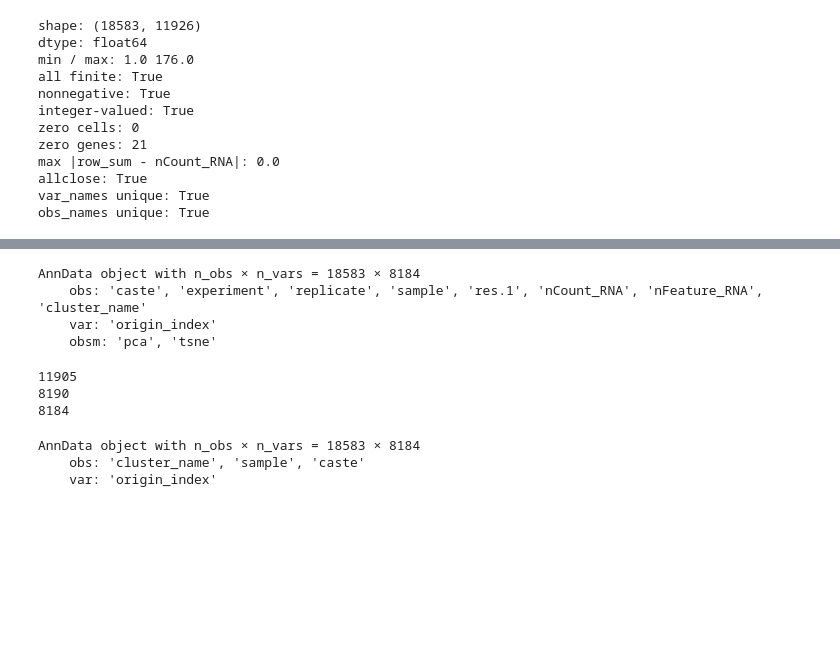
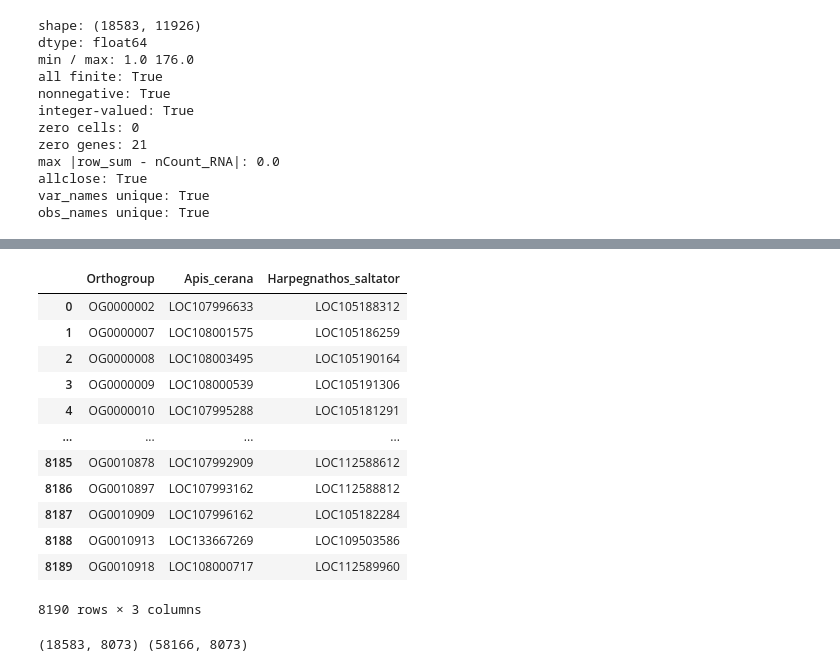
Before and after one commit to zliu90693/anno_cells, a Jupyter notebook: .subprojects/MetaNeighbor/01_02-get_n_check_data-Hsal.ipynb, the cells around one changed output, grey strips where cells are left out. Saved outputs shown, nothing was run; the diff lists cells and outputs as text; code cells hidden in the pictures; blank space fills up the shorter version.

```diff
--- a/.subprojects/MetaNeighbor/01_02-get_n_check_data-Hsal.ipynb
+++ b/.subprojects/MetaNeighbor/01_02-get_n_check_data-Hsal.ipynb
@@ -289,21 +408,0 @@ obs_names unique: True
-# %%
-# 删除全零基因，仅保留 Amel & Acer一对一直系同源基因
-Acer_Hsal_121_set = set(Acer_vs_Hsal_121_4mn["Harpegnathos_saltator"].to_list())
-expressed = np.asarray(Hsal.X.sum(axis=0)).ravel() > 0
-in_ortholog = Hsal.var_names.isin(Acer_Hsal_121_set)
-gene_keep = expressed & in_ortholog
-Hsal = Hsal[:, gene_keep].copy()
-Hsal
-# %% [output]
-AnnData object with n_obs × n_vars = 18583 × 8184
-    obs: 'caste', 'experiment', 'replicate', 'sample', 'res.1', 'nCount_RNA', 'nFeature_RNA', 'cluster_name'
-    var: 'origin_index'
-    obsm: 'pca', 'tsne'
-# %%
-print(expressed.sum())
-print(in_ortholog.sum())
-print(gene_keep.sum())
-# %% [output]
-11905
-8190
-8184
@@ -338,6 +408,0 @@ Hsal.raw = None
-# %%
-Hsal
-# %% [output]
-AnnData object with n_obs × n_vars = 18583 × 8184
-    obs: 'cluster_name', 'sample', 'caste'
-    var: 'origin_index'
@@ -345,0 +409,17 @@ Hsal.write_h5ad("./matrix/Hsal50_4_MetaNeighboR.h5ad")
+# %%
+Acer_vs_Hsal_121 = pd.read_csv("./orthologs/Acer_vs_Hsal_121_4mn.tsv", sep="\t")
+Acer_vs_Hsal_121
+# %% [output]
+|  | Orthogroup | Apis_cerana | Harpegnathos_saltator |
+| 0 | OG0000002 | LOC107996633 | LOC105188312 |
+| 1 | OG0000007 | LOC108001575 | LOC105186259 |
+| 2 | OG0000008 | LOC108003495 | LOC105190164 |
+| 3 | OG0000009 | LOC108000539 | LOC105191306 |
+| 4 | OG0000010 | LOC107995288 | LOC105181291 |
+| ... | ... | ... | ... |
+| 8185 | OG0010878 | LOC107992909 | LOC112588612 |
+| 8186 | OG0010897 | LOC107993162 | LOC112588812 |
+| 8187 | OG0010909 | LOC107996162 | LOC105182284 |
+| 8188 | OG0010913 | LOC133667269 | LOC109503586 |
+| 8189 | OG0010918 | LOC108000717 | LOC112589960 |
+8190 rows × 3 columns
@@ -345,0 +452,4 @@ Hsal.write_h5ad("./matrix/Hsal50_4_MetaNeighboR.h5ad")
+# %%
+print(Hsal4MN.shape, Acer4MN.shape)
+# %% [output]
+(18583, 8073) (58166, 8073)
```
Also changed, not shown: parts of 21 cells of this notebook, 44 other files.
